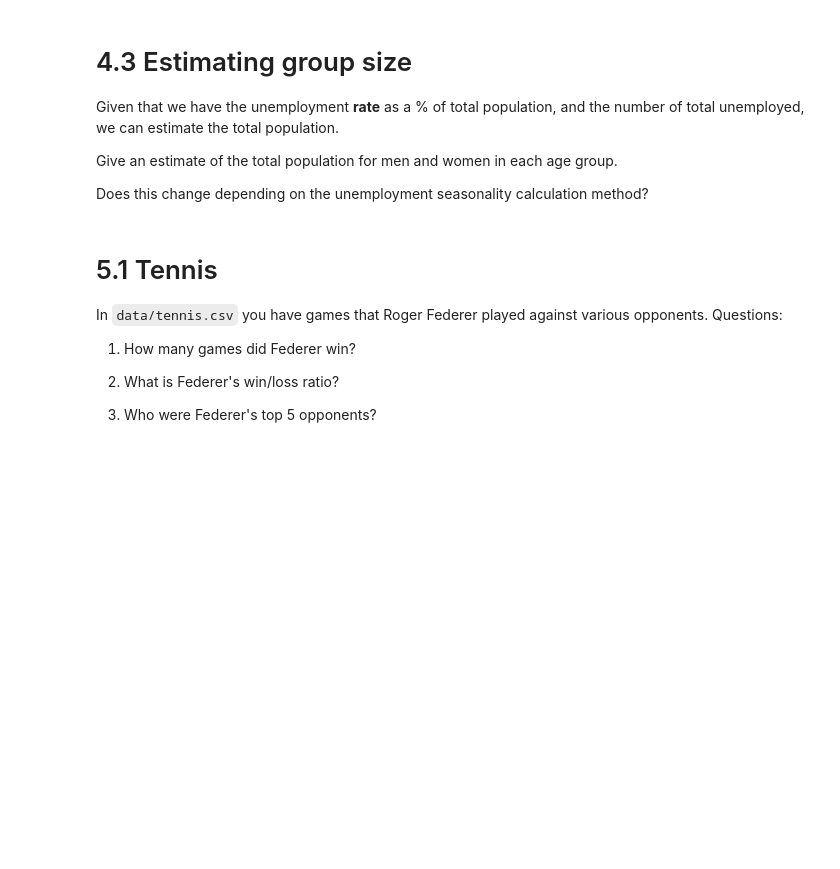
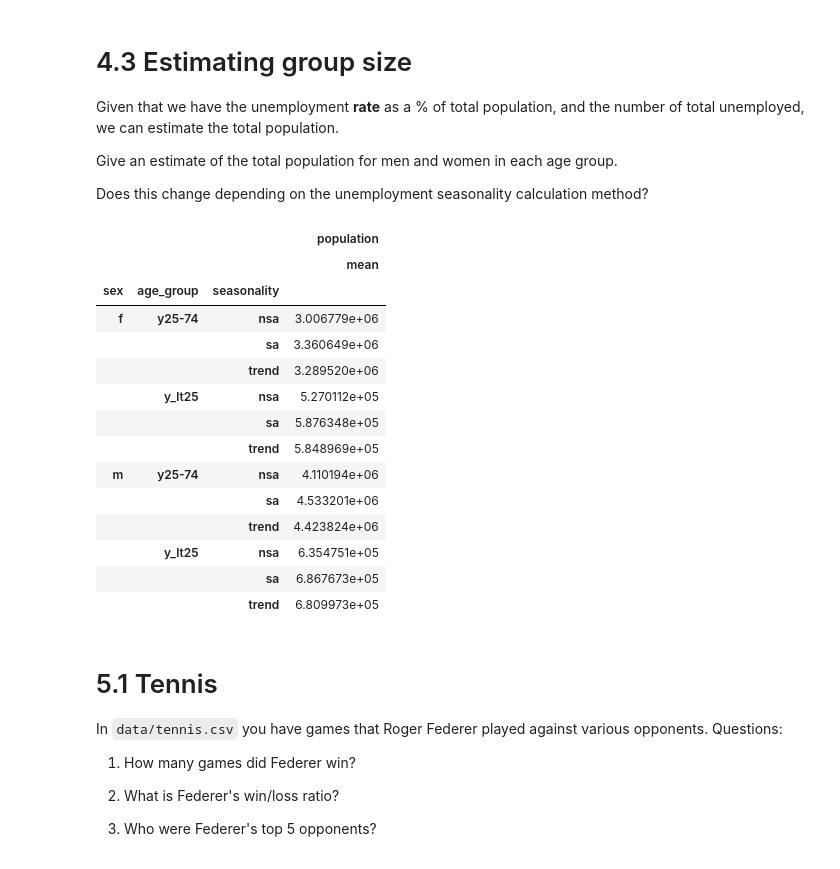
Before and after one commit to cb-ds-1/m2-1-pandas, a Jupyter notebook: workshop.ipynb, the cells around one changed output. Saved outputs shown, nothing was run; the diff lists cells and outputs as text; code cells hidden in the pictures; blank space fills up the shorter version.

```diff
--- a/workshop.ipynb
+++ b/workshop.ipynb
@@ -143,6 +404,25 @@ Given that we have the unemployment **rate** as a % of total population, and the
 Give an estimate of the total population for men and women in each age group.
 
 Does this change depending on the unemployment seasonality calculation method?
+# %%
+df_stats['population']= (df_stats.unemployment) / (df_stats.unemployment_rate / 100)
+df_stats.groupby(['sex','age_group','seasonality']).agg({'population' : ['mean']})
+# %% [output]
+|  |  |  | population |
+|  |  |  | mean |
+| sex | age_group | seasonality |  |
+| f | y25-74 | nsa | 3.006779e+06 |
+|  |  | sa | 3.360649e+06 |
+|  |  | trend | 3.289520e+06 |
+|  | y_lt25 | nsa | 5.270112e+05 |
+|  |  | sa | 5.876348e+05 |
+|  |  | trend | 5.848969e+05 |
+| m | y25-74 | nsa | 4.110194e+06 |
+|  |  | sa | 4.533201e+06 |
+|  |  | trend | 4.423824e+06 |
+|  | y_lt25 | nsa | 6.354751e+05 |
+|  |  | sa | 6.867673e+05 |
+|  |  | trend | 6.809973e+05 |
 # %% [markdown]
 # 5.1 Tennis
 
```
Also changed, not shown: parts of 26 cells of this notebook.
